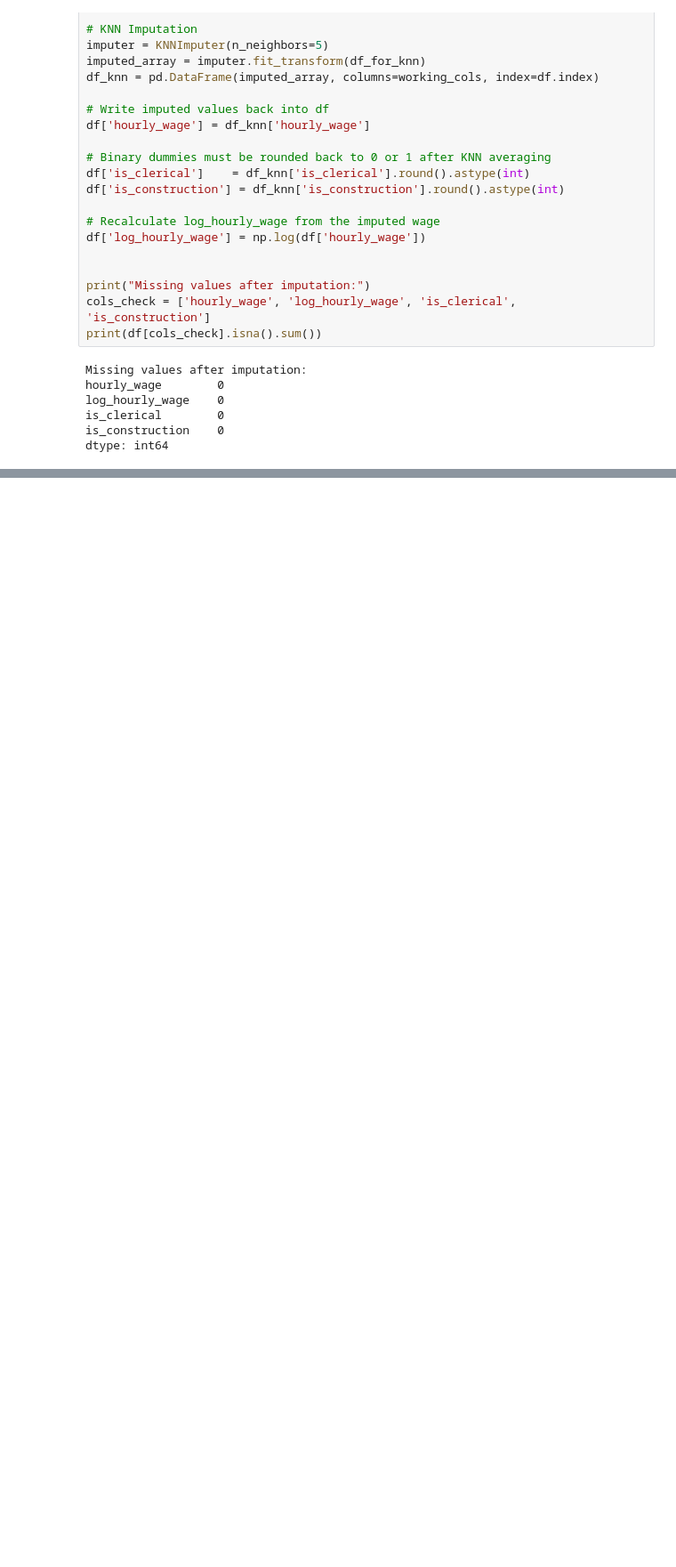
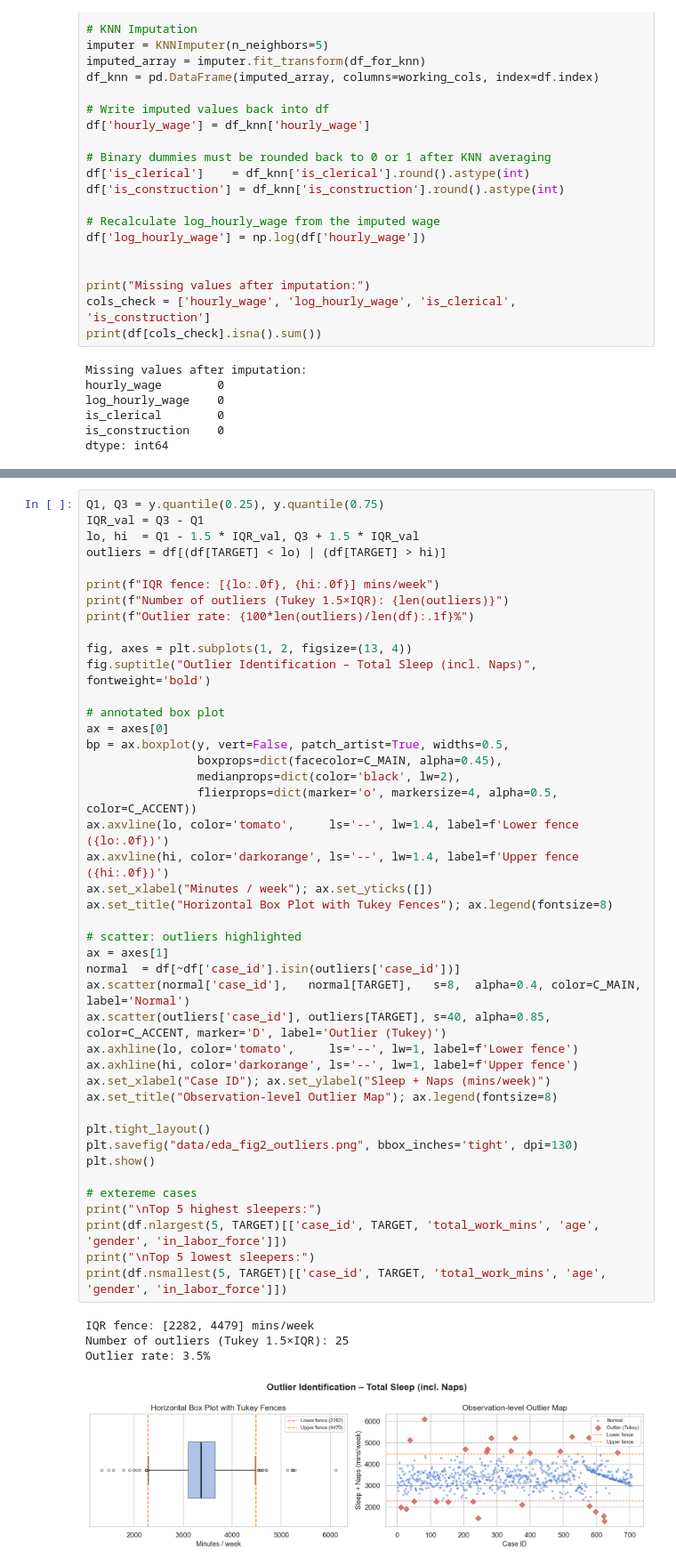
Before and after one commit to 208252/statistics, a Jupyter notebook: assignment.ipynb, the cells around one changed output, grey strips where cells are left out. Shown at 89% size. Drawn from its saved outputs; the diff is of its cells as text; blank space fills up the shorter version.

```diff
--- a/assignment.ipynb
+++ b/assignment.ipynb
@@ -211,0 +334,48 @@ dtype: int64
+# %%
+Q1, Q3 = y.quantile(0.25), y.quantile(0.75)
+IQR_val = Q3 - Q1
+lo, hi  = Q1 - 1.5 * IQR_val, Q3 + 1.5 * IQR_val
+outliers = df[(df[TARGET] < lo) | (df[TARGET] > hi)]
+
+print(f"IQR fence: [{lo:.0f}, {hi:.0f}] mins/week")
+print(f"Number of outliers (Tukey 1.5×IQR): {len(outliers)}")
+print(f"Outlier rate: {100*len(outliers)/len(df):.1f}%")
+
+fig, axes = plt.subplots(1, 2, figsize=(13, 4))
+fig.suptitle("Outlier Identification – Total Sleep (incl. Naps)", fontweight='bold')
+
+# annotated box plot
+ax = axes[0]
+bp = ax.boxplot(y, vert=False, patch_artist=True, widths=0.5,
+                boxprops=dict(facecolor=C_MAIN, alpha=0.45),
+                medianprops=dict(color='black', lw=2),
+                flierprops=dict(marker='o', markersize=4, alpha=0.5, color=C_ACCENT))
+ax.axvline(lo, color='tomato',     ls='--', lw=1.4, label=f'Lower fence ({lo:.0f})')
+ax.axvline(hi, color='darkorange', ls='--', lw=1.4, label=f'Upper fence ({hi:.0f})')
+ax.set_xlabel("Minutes / week"); ax.set_yticks([])
+ax.set_title("Horizontal Box Plot with Tukey Fences"); ax.legend(fontsize=8)
+
+# scatter: outliers highlighted
+ax = axes[1]
+normal  = df[~df['case_id'].isin(outliers['case_id'])]
+ax.scatter(normal['case_id'],   normal[TARGET],   s=8,  alpha=0.4, color=C_MAIN,   label='Normal')
+ax.scatter(outliers['case_id'], outliers[TARGET], s=40, alpha=0.85, color=C_ACCENT, marker='D', label='Outlier (Tukey)')
+ax.axhline(lo, color='tomato',     ls='--', lw=1, label=f'Lower fence')
+ax.axhline(hi, color='darkorange', ls='--', lw=1, label=f'Upper fence')
+ax.set_xlabel("Case ID"); ax.set_ylabel("Sleep + Naps (mins/week)")
+ax.set_title("Observation-level Outlier Map"); ax.legend(fontsize=8)
+
+plt.tight_layout()
+plt.savefig("data/eda_fig2_outliers.png", bbox_inches='tight', dpi=130)
+plt.show()
+
+# extereme cases
+print("\nTop 5 highest sleepers:")
+print(df.nlargest(5, TARGET)[['case_id', TARGET, 'total_work_mins', 'age', 'gender', 'in_labor_force']])
+print("\nTop 5 lowest sleepers:")
+print(df.nsmallest(5, TARGET)[['case_id', TARGET, 'total_work_mins', 'age', 'gender', 'in_labor_force']])
+# %% [output]
+IQR fence: [2282, 4479] mins/week
+Number of outliers (Tukey 1.5×IQR): 25
+Outlier rate: 3.5%
+[figure, added]
```
Also changed, not shown: parts of 35 cells of this notebook, 9 other files.
